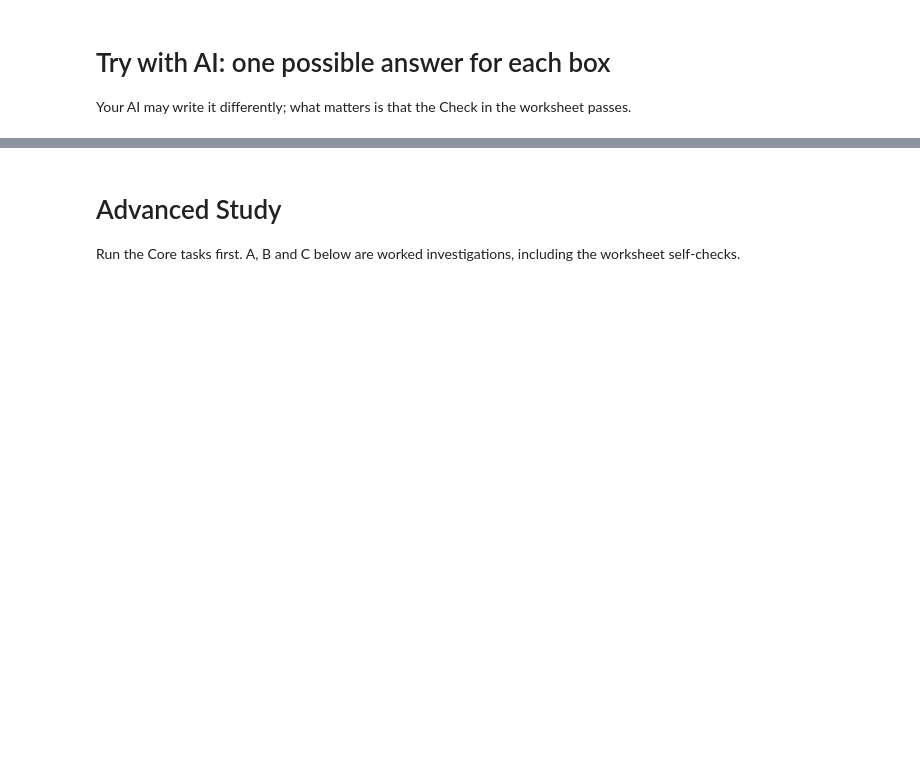
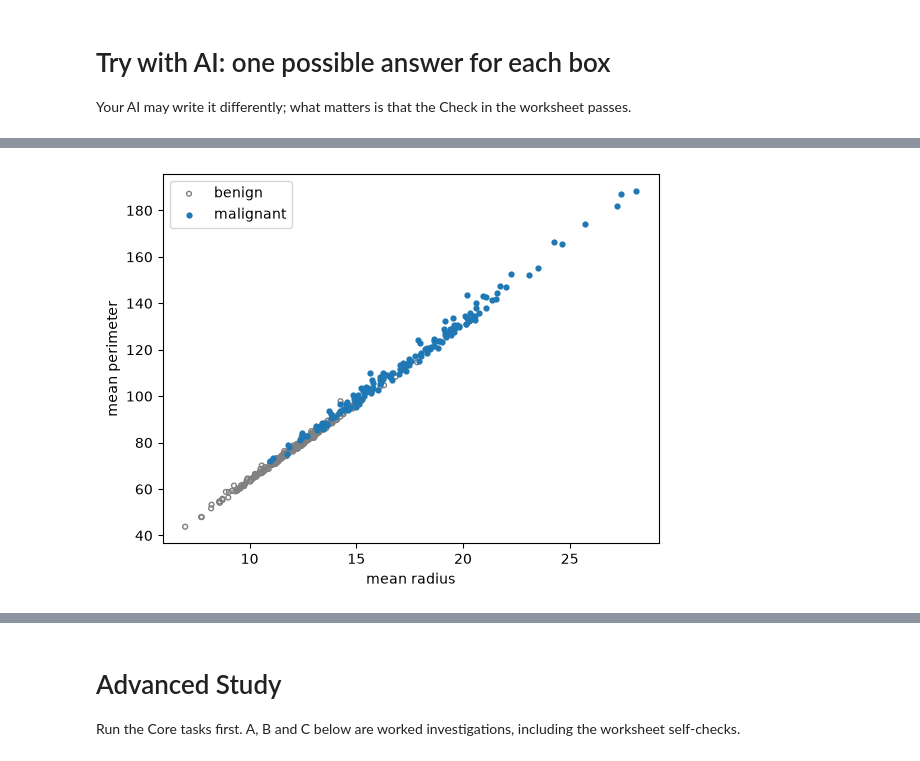
Before and after one commit to wayXing/mps311-439-course-materials, a Jupyter notebook: lecture-slids/lessons/lesson5/lab/lab_solution.ipynb, the cells around one changed output, grey strips where cells are left out. Cells and saved outputs as stored; diff of their text form; code cells hidden in the pictures; blank space fills up the shorter version.

```diff
--- a/lecture-slids/lessons/lesson5/lab/lab_solution.ipynb
+++ b/lecture-slids/lessons/lesson5/lab/lab_solution.ipynb
@@ -195 +216,11 @@ heights at 12.8: 0.21 0.046
+# %%
+# ---- Try with AI 3.1: the line the lumps lie on ----
+plt.scatter(X_train[y_train == 0, 0], X_train[y_train == 0, 2], s=12, facecolor="none", edgecolor="grey", label="benign")
+plt.scatter(X_train[y_train == 1, 0], X_train[y_train == 1, 2], s=12, color="tab:blue", label="malignant")
+plt.xlabel("mean radius")
+plt.ylabel("mean perimeter")
+plt.legend()
+plt.show()
+# %% [output]
+[figure, added]
 # %%
```
Also changed, not shown: parts of 53 cells of this notebook, 21 other files.
